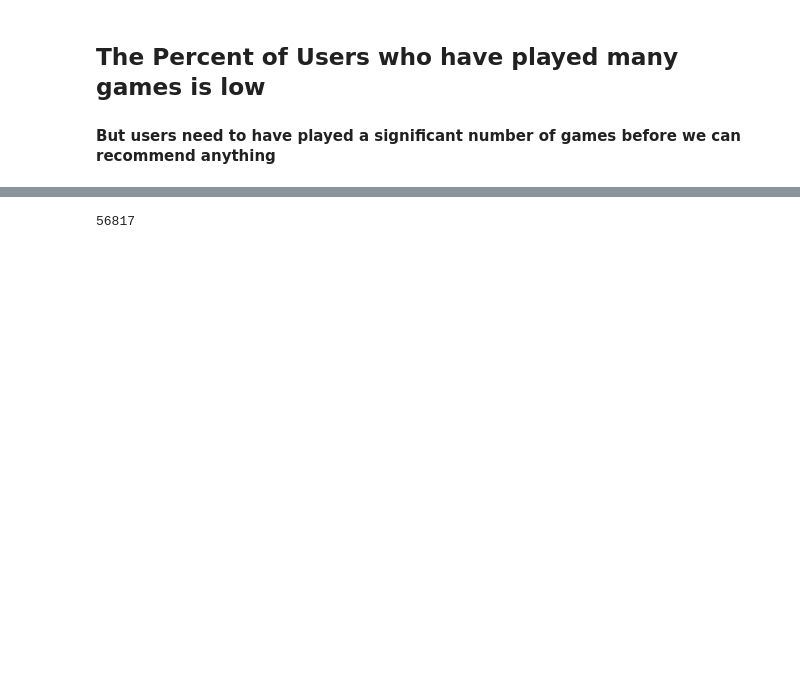
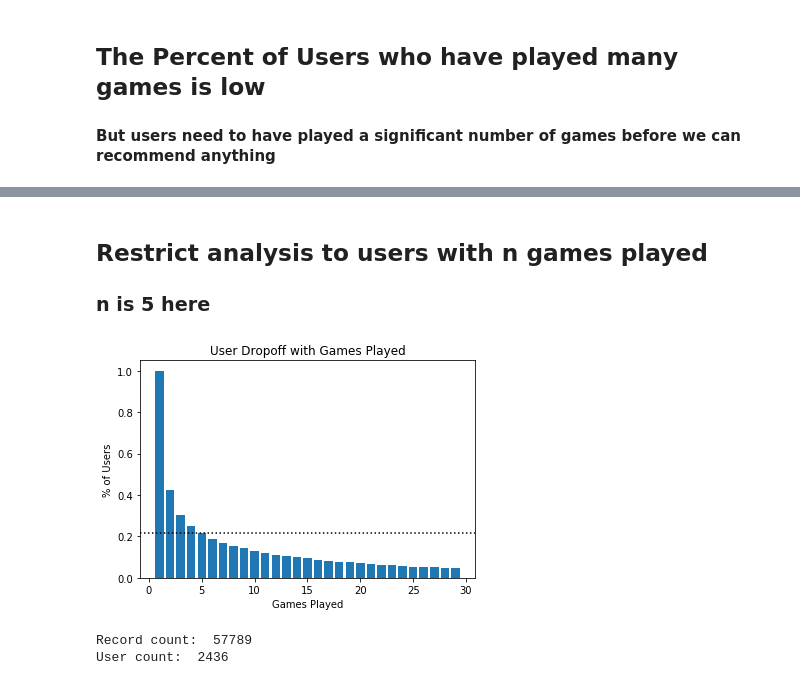
Before and after one commit to gitmbar2/game_recommender, a Jupyter notebook: notebooks/playtime_distribution.ipynb, the cells around one changed output, grey strips where cells are left out. Cells and saved outputs as stored; diff of their text form; code cells hidden in the pictures; blank space fills up the shorter version.

```diff
--- a/notebooks/playtime_distribution.ipynb
+++ b/notebooks/playtime_distribution.ipynb
@@ -94,9 +94,25 @@ NameError: name 'steam_df' is not defined
-# %%
-# 5 or more games played
-no_cold_start_df = EDA.load_without_cold_start(5)
-no_cold_start_df.shape[0]
-# %% [output]
-56817
+# %% [markdown]
+## Restrict analysis to users with n games played
+### n is 5 here
+# %%
+fig, ax = plt.subplots()
+ax.bar(list(range(1, range_max)), percent_counts)
+ax.set_title('User Dropoff with Games Played')
+ax.set_xlabel('Games Played')
+ax.set_ylabel('% of Users')
+ax.axhline(percent_counts[], color='black', linestyle=':')
+fig.show()
+fig.savefig('../figures/user_dropoff_5.png')
+# %% [output]
+[figure, added]
+# %%
+no_cold_start_df = EDA.load_without_cold_start(5)
+user_count = no_cold_start_df.groupby('uid').count().shape[0]
+print('Record count: ', no_cold_start_df.shape[0])
+print('User count: ', user_count)
+# %% [output]
+Record count:  57789
+User count:  2436
 # %%
 final = EDA.add_summaries(no_cold_start_df)
 final.head(4)
```
Also changed, not shown: parts of 8 cells of this notebook, 14 other files.
